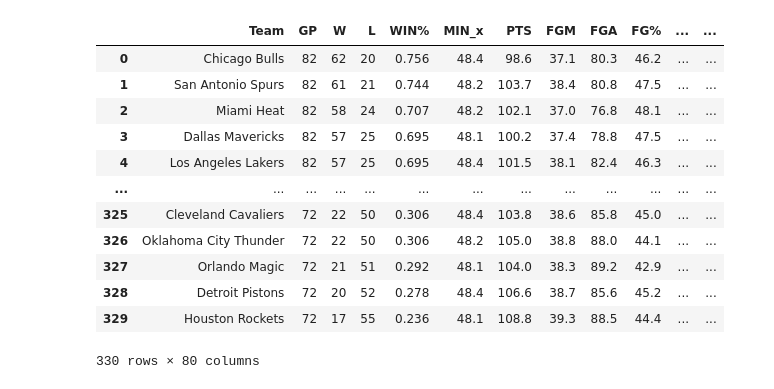
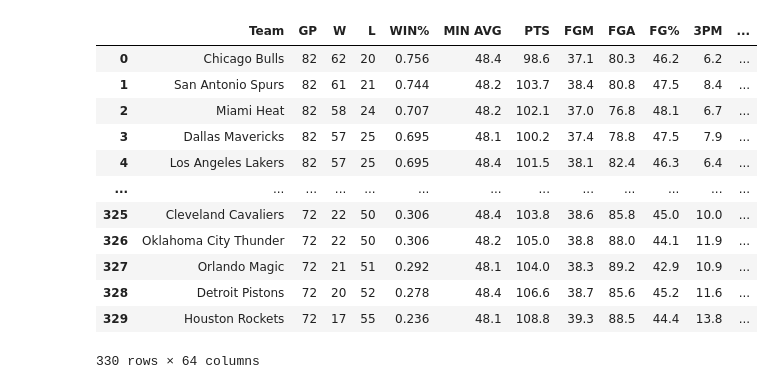
Before and after one commit to mteoong/NBA-Classifier, a Jupyter notebook: 82_classification.ipynb, the cells around one changed output. Saved outputs shown, nothing was run; the diff lists cells and outputs as text; code cells hidden in the pictures.

```diff
--- a/82_classification.ipynb
+++ b/82_classification.ipynb
@@ -10,17 +14,20 @@ everything = pd.merge(traditional, opponent, how="inner", on=["Team", "GP", "W",
 # %%
+everything = pd.merge(traditional, opponent, how="inner", on=["Team", "GP", "W", "L", "Year", "MIN"])
+everything = everything.drop(['#_x','#_y', '+/-_y'], axis=1)
 everything = pd.merge(everything, advanced, how="inner", on=["Team", "GP", "W", "L", "Year"])
-everything.drop(['#_x', '#_y', '+/-_y'], axis=1)
+everything = everything.drop(['#'], axis=1).rename(columns={'+/-_x': '+/-', 'MIN_x': "MIN AVG", 'MIN_y': 'MIN TOTAL'})
+everything
 # %% [output]
-|  | Team | GP | W | L | WIN% | MIN_x | PTS | FGM | FGA | FG% | ... | ... |
-| 0 | Chicago Bulls | 82 | 62 | 20 | 0.756 | 48.4 | 98.6 | 37.1 | 80.3 | 46.2 | ... | ... |
-| 1 | San Antonio Spurs | 82 | 61 | 21 | 0.744 | 48.2 | 103.7 | 38.4 | 80.8 | 47.5 | ... | ... |
-| 2 | Miami Heat | 82 | 58 | 24 | 0.707 | 48.2 | 102.1 | 37.0 | 76.8 | 48.1 | ... | ... |
-| 3 | Dallas Mavericks | 82 | 57 | 25 | 0.695 | 48.1 | 100.2 | 37.4 | 78.8 | 47.5 | ... | ... |
-| 4 | Los Angeles Lakers | 82 | 57 | 25 | 0.695 | 48.4 | 101.5 | 38.1 | 82.4 | 46.3 | ... | ... |
+|  | Team | GP | W | L | WIN% | MIN AVG | PTS | FGM | FGA | FG% | 3PM | ... |
+| 0 | Chicago Bulls | 82 | 62 | 20 | 0.756 | 48.4 | 98.6 | 37.1 | 80.3 | 46.2 | 6.2 | ... |
+| 1 | San Antonio Spurs | 82 | 61 | 21 | 0.744 | 48.2 | 103.7 | 38.4 | 80.8 | 47.5 | 8.4 | ... |
+| 2 | Miami Heat | 82 | 58 | 24 | 0.707 | 48.2 | 102.1 | 37.0 | 76.8 | 48.1 | 6.7 | ... |
+| 3 | Dallas Mavericks | 82 | 57 | 25 | 0.695 | 48.1 | 100.2 | 37.4 | 78.8 | 47.5 | 7.9 | ... |
+| 4 | Los Angeles Lakers | 82 | 57 | 25 | 0.695 | 48.4 | 101.5 | 38.1 | 82.4 | 46.3 | 6.4 | ... |
 | ... | ... | ... | ... | ... | ... | ... | ... | ... | ... | ... | ... | ... |
-| 325 | Cleveland Cavaliers | 72 | 22 | 50 | 0.306 | 48.4 | 103.8 | 38.6 | 85.8 | 45.0 | ... | ... |
-| 326 | Oklahoma City Thunder | 72 | 22 | 50 | 0.306 | 48.2 | 105.0 | 38.8 | 88.0 | 44.1 | ... | ... |
-| 327 | Orlando Magic | 72 | 21 | 51 | 0.292 | 48.1 | 104.0 | 38.3 | 89.2 | 42.9 | ... | ... |
-| 328 | Detroit Pistons | 72 | 20 | 52 | 0.278 | 48.4 | 106.6 | 38.7 | 85.6 | 45.2 | ... | ... |
-| 329 | Houston Rockets | 72 | 17 | 55 | 0.236 | 48.1 | 108.8 | 39.3 | 88.5 | 44.4 | ... | ... |
+| 325 | Cleveland Cavaliers | 72 | 22 | 50 | 0.306 | 48.4 | 103.8 | 38.6 | 85.8 | 45.0 | 10.0 | ... |
+| 326 | Oklahoma City Thunder | 72 | 22 | 50 | 0.306 | 48.2 | 105.0 | 38.8 | 88.0 | 44.1 | 11.9 | ... |
+| 327 | Orlando Magic | 72 | 21 | 51 | 0.292 | 48.1 | 104.0 | 38.3 | 89.2 | 42.9 | 10.9 | ... |
+| 328 | Detroit Pistons | 72 | 20 | 52 | 0.278 | 48.4 | 106.6 | 38.7 | 85.6 | 45.2 | 11.6 | ... |
+| 329 | Houston Rockets | 72 | 17 | 55 | 0.236 | 48.1 | 108.8 | 39.3 | 88.5 | 44.4 | 13.8 | ... |
-330 rows × 80 columns
+330 rows × 64 columns
```
Also changed, not shown: parts of 10 cells of this notebook, 28 other files.
